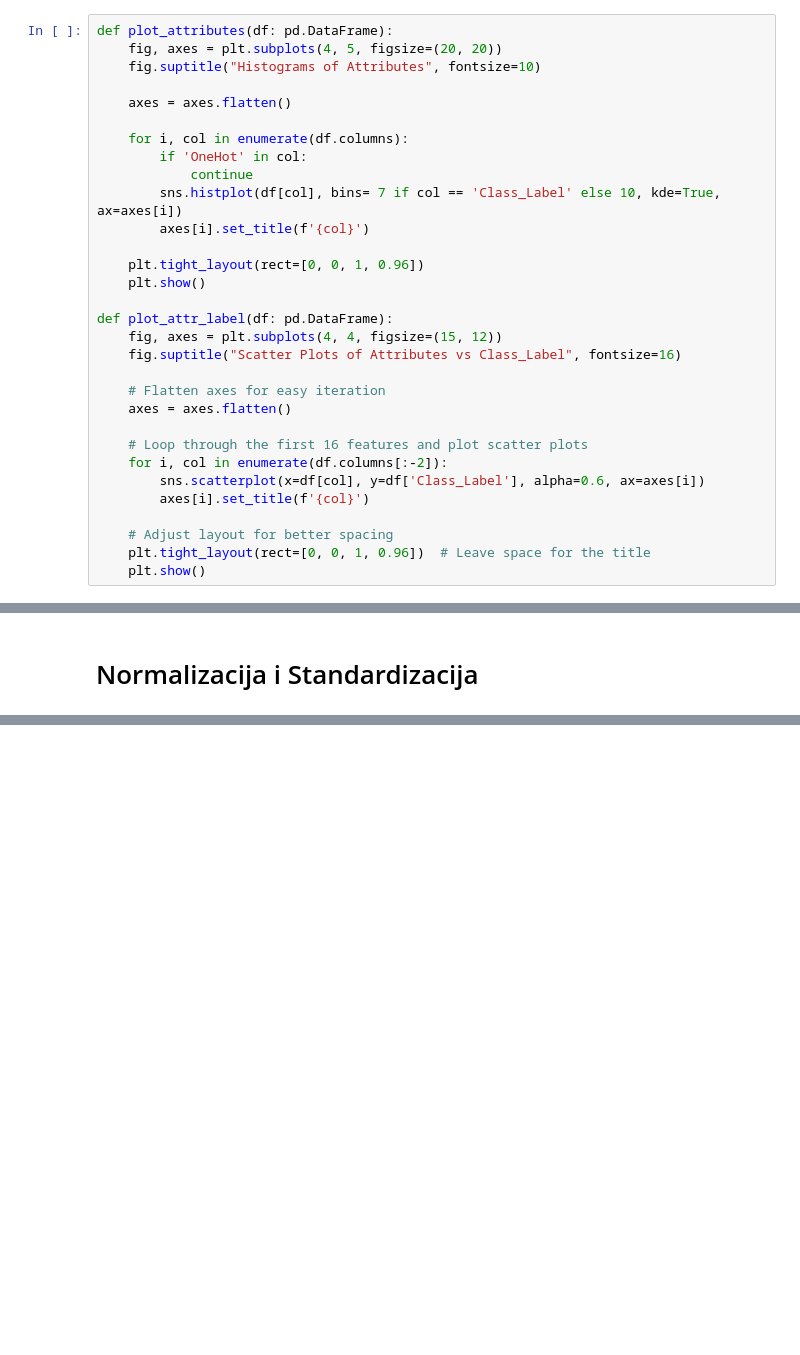
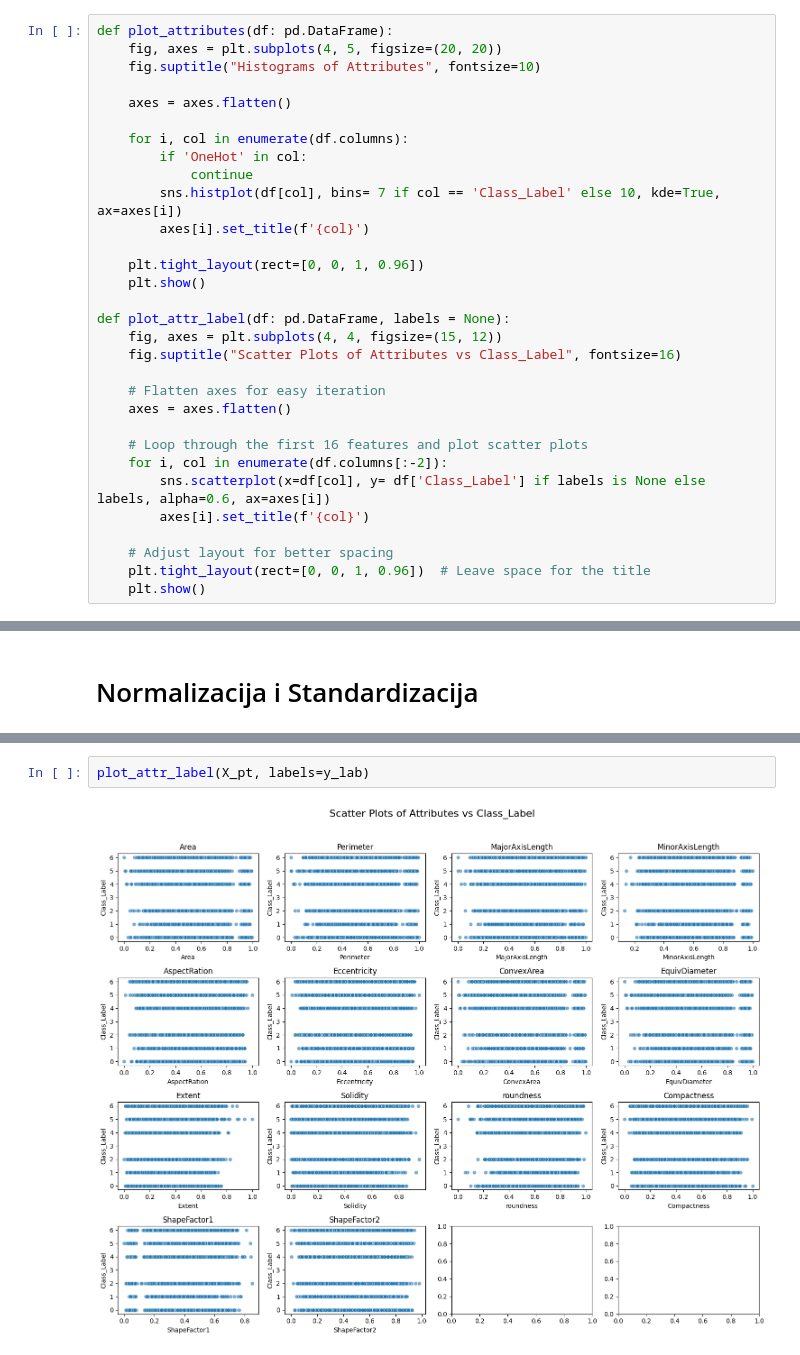
Before and after one commit to danilo-milosevic/DataPreprocessing, a Jupyter notebook: NoiseRed.ipynb, the cells around one changed output, grey strips where cells are left out. Drawn from its saved outputs; the diff is of its cells as text; blank space fills up the shorter version.

```diff
--- a/NoiseRed.ipynb
+++ b/NoiseRed.ipynb
@@ -120,7 +126,7 @@ def plot_attributes(df: pd.DataFrame):
     plt.tight_layout(rect=[0, 0, 1, 0.96])
     plt.show()
 
-def plot_attr_label(df: pd.DataFrame):
+def plot_attr_label(df: pd.DataFrame, labels = None):
     fig, axes = plt.subplots(4, 4, figsize=(15, 12))
     fig.suptitle("Scatter Plots of Attributes vs Class_Label", fontsize=16)
 
@@ -129,7 +135,7 @@ def plot_attr_label(df: pd.DataFrame):
 
     # Loop through the first 16 features and plot scatter plots
     for i, col in enumerate(df.columns[:-2]):
-        sns.scatterplot(x=df[col], y=df['Class_Label'], alpha=0.6, ax=axes[i])
+        sns.scatterplot(x=df[col], y= df['Class_Label'] if labels is None else labels, alpha=0.6, ax=axes[i])
         axes[i].set_title(f'{col}')
 
     # Adjust layout for better spacing
@@ -221,0 +245,4 @@ Po grafikonu iznad vidimo da se klasa 1 karakteriše visokim vrednostima Major i
+# %%
+plot_attr_label(X_pt, labels=y_lab)
+# %% [output]
+[figure, added]
```
Also changed, not shown: parts of 14 cells of this notebook.
